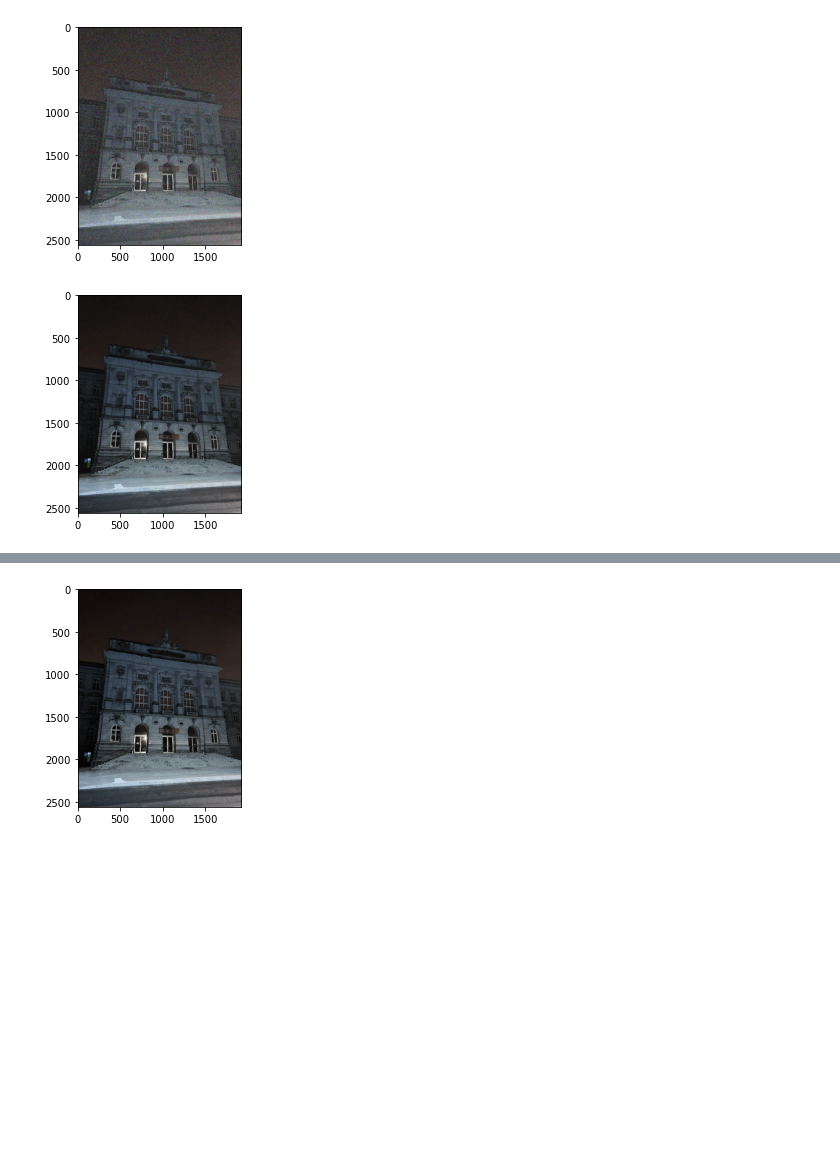
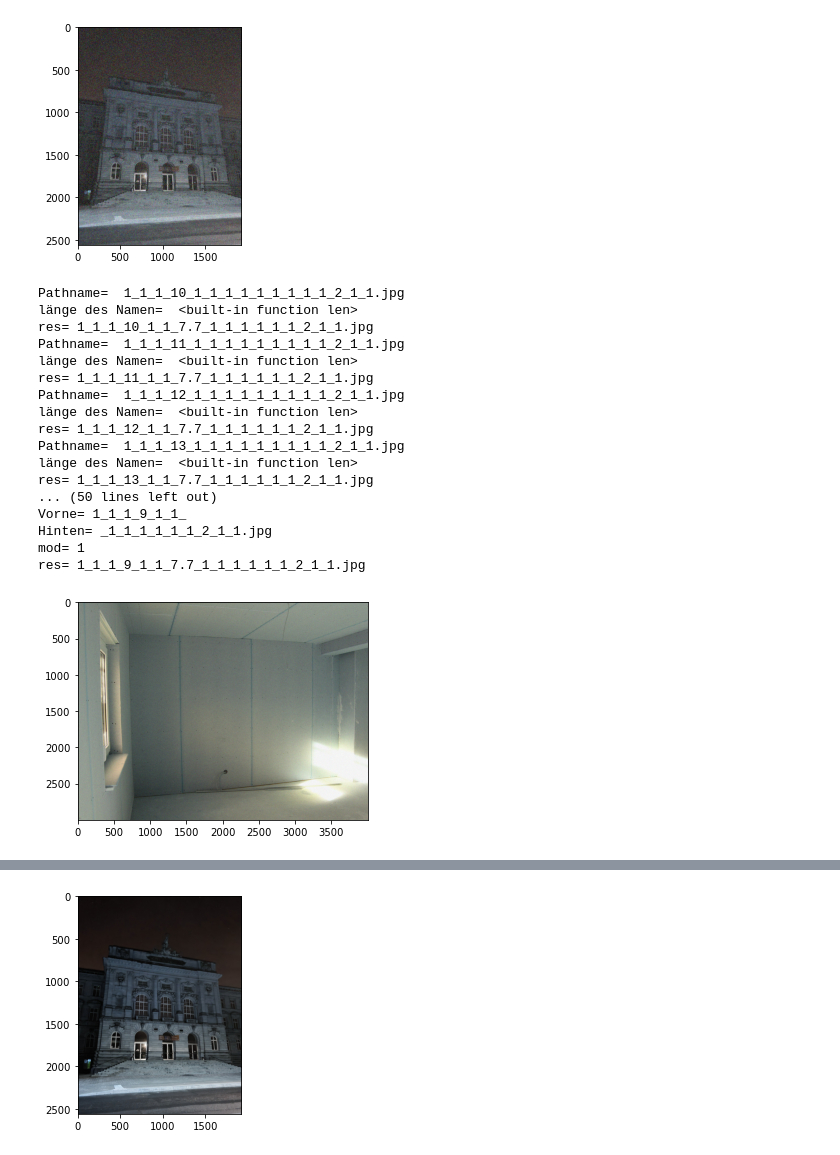
Before and after one commit to jmu-informationsystemsgroup/PJS_SS_22_KI_Materialbedarfsplanung, a Jupyter notebook: synthetic_data/PJS_Prototyp_V3.ipynb, the cells around one changed output, grey strips where cells are left out. Saved outputs shown, nothing was run; the diff lists cells and outputs as text; code cells hidden in the pictures; blank space fills up the shorter version.

```diff
--- a/synthetic_data/PJS_Prototyp_V3.ipynb
+++ b/synthetic_data/PJS_Prototyp_V3.ipynb
@@ -96,20 +99,24 @@ for file in path1:
     print("länge des Namen= ", len)
 #Zerlegung der Bildbenennung
     if length==35:
-        vorne= name[0:(st_spi_ver)] #-1
+        vorne= name[0:8] # 0:(st_spi_ver)
         print("Vorne=", vorne)
-        hinten= name[(st_spi_ver+1):length]
+        hinten= name[9:] #  (st_spi_ver+1):length
         print("Hinten=", hinten)
-        mod= name[st_spi_ver-2]
+        mod= name[8] # st_spi_ver
         print("mod=", mod)
-    #elif length==36:
+    elif length==36:
         vorne= name[0:9]
-        hinten= name[10:38]
+        hinten= name[10:]
         mod= name[9]
-    #elif length==37:
+    elif length==37:
         vorne= name[0:10]
-        hinten= name[11:39]
+        hinten= name[11:]
         mod= name[10]
+    elif length==38:
+        vorne= name[0:11]
+        hinten= name[12:]
+        mod= name[11]
 
     mod=7.7
     mod=str(mod)
@@ -210,23 +297,71 @@ while i< 3:
 # %%
 #!!!Random Noise: Gaussean Noise
 from skimage.util import random_noise
-img_number=1
-i=0
+n=0
+i=2
 while i< 3:
     for file in path1:
         img1= cv2.imread(file)
         img=img_as_ubyte(img1)
         #cv2.imshow("Image",img)
         random_noise1=random_noise(img, mode='gaussian', seed=None, clip=True) #Amount kann bei Gauss nicht geändert werden
         noise_img=np.array(255*random_noise1, dtype= 'uint8')
         plt.imshow(noise_img)
-        cv2.imwrite(os.path.join(path+"Gauss_"+str(img_number)+".jpg"), noise_img)  #Speichername abändern!
-        img_number +=1
+    #Isolation der Bildbenennung
+        name=os.listdir(pathName)[n]
+        print("Pathname= ", name)
+        length=len(name)
+        print("länge des Namen= ", len)
+    #Zerlegung der Bildbenennung
+        if length==35:
+            vorne= name[0:12] # 0:(st_spi_ver)
+            print("Vorne=", vorne)
+            hinten= name[13:] #  (st_spi_ver+1):length
+            print("Hinten=", hinten)
+            mod= name[12] # st_spi_ver
+            print("mod=", mod)
+        elif length==36:
+            vorne= name[0:13]
+            hinten= name[14:]
+            mod= name[13]
+        elif length==37:
+            vorne= name[0:14]
+            hinten= name[15:]
+            mod= name[14]
+        elif length==38:
+            vorne= name[0:15]
+            hinten= name[16:]
+            mod= name[15]
+
+        mod=7.7
+        mod=str(mod)
+        res=vorne+mod+hinten
+        print("res=", res)
+        n=n+1
+    #Speichern
+        cv2.imwrite(os.path.join(path+res), noise_img)
         cv2.waitKey(0)
         cv2.destroyAllWindows()
     i=i+1
 # %% [output]
+Pathname=  1_1_1_10_1_1_1_1_1_1_1_1_1_2_1_1.jpg
+länge des Namen=  <built-in function len>
+res= 1_1_1_10_1_1_7.7_1_1_1_1_1_1_2_1_1.jpg
+Pathname=  1_1_1_11_1_1_1_1_1_1_1_1_1_2_1_1.jpg
+länge des Namen=  <built-in function len>
+res= 1_1_1_11_1_1_7.7_1_1_1_1_1_1_2_1_1.jpg
+Pathname=  1_1_1_12_1_1_1_1_1_1_1_1_1_2_1_1.jpg
+länge des Namen=  <built-in function len>
+res= 1_1_1_12_1_1_7.7_1_1_1_1_1_1_2_1_1.jpg
+Pathname=  1_1_1_13_1_1_1_1_1_1_1_1_1_2_1_1.jpg
+länge des Namen=  <built-in function len>
+res= 1_1_1_13_1_1_7.7_1_1_1_1_1_1_2_1_1.jpg
+... (50 lines left out)
+Vorne= 1_1_1_9_1_1_
+Hinten= _1_1_1_1_1_1_2_1_1.jpg
+mod= 1
+res= 1_1_1_9_1_1_7.7_1_1_1_1_1_1_2_1_1.jpg
-[figure, old version]
+[figure, new version]
 # %%
 #Farbraumtransformation: Verändern der Helligkeit
 def change_brightness(img, value=30):
```
Also changed, not shown: parts of 5 cells of this notebook.
